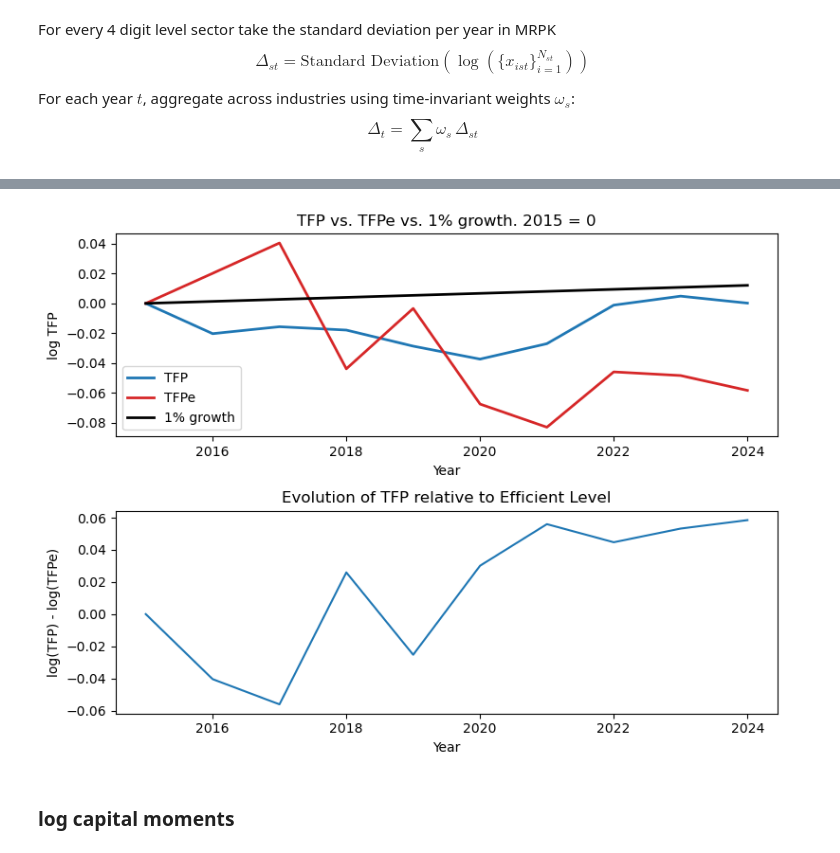
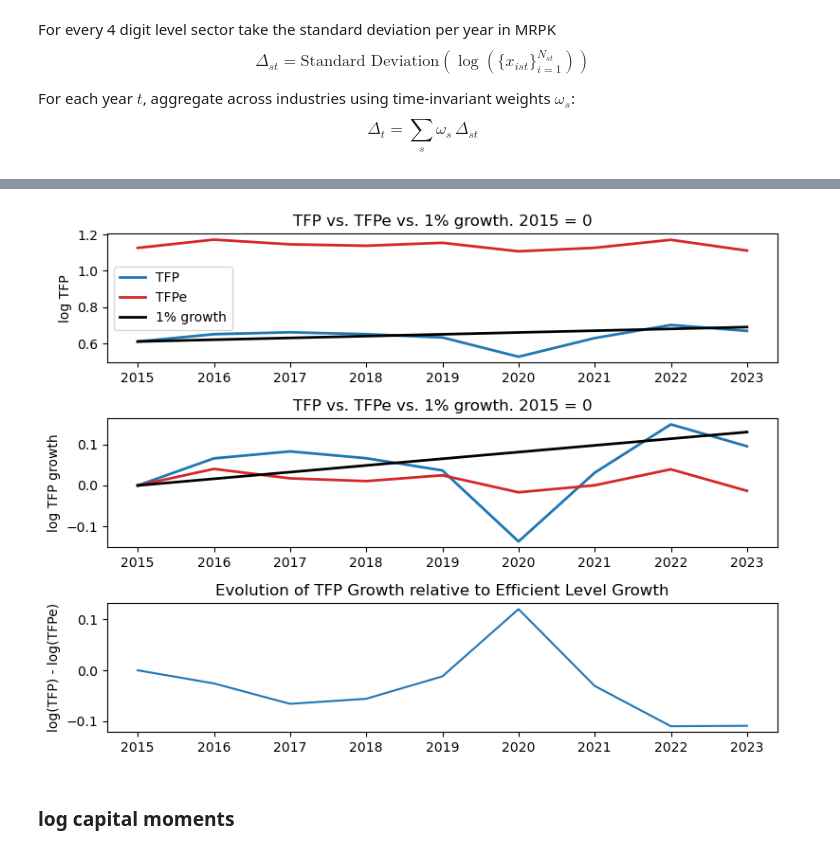
Before and after one commit to CurdinLieberherr/Master-Thesis, a Jupyter notebook: Dispersion Trend.ipynb, the cells around one changed output, grey strips where cells are left out. Saved outputs shown, nothing was run; the diff lists cells and outputs as text; code cells hidden in the pictures.

```diff
--- a/Dispersion Trend.ipynb
+++ b/Dispersion Trend.ipynb
@@ -97,11 +84,19 @@ $\omega_s$:
 $$
     \Delta_t = \sum_{s} \omega_s \, \Delta_{st}
 $$
+# %%
+#winsorize function to drop the stupid ones
+def winsorise(s, lower=0.1, upper=0.9):
+    lo, hi = s.quantile([lower, upper])
+    return s.clip(lo, hi)
 # %%
 #calcualte dispersion from log MRPK and MRPL
 df['log_MRPK'] = np.log(df['MRPK'])
 df['log_MRPL'] = np.log(df['MRPL'])
 df['log_TFPR'] = np.log(df['TFPR'])
+
+for var in ['log_MRPK', 'log_MRPL', 'log_TFPR']:
+    df[var] = df.groupby(['sector', 'year'])[var].transform(winsorise)
 
 #group by sector, year and take std
 disp = df.groupby(['sector', 'year']).agg(
@@ -231,29 +226,35 @@ tfp_t
 # %%
 #create plot
-fig, (ax1, ax2) = plt.subplots(nrows=2, ncols=1, figsize=(8,6))
+fig, (ax, ax1, ax2) = plt.subplots(nrows=3, ncols=1, figsize=(8,6))
 
-plotdf = tfp_t
+plotdf = tfp_df.copy()
 plotdf = plotdf / plotdf.iloc[0] - 1
 plotdf = plotdf.reset_index()
 
+ax.plot(tfp_df.index, tfp_df["log_tfp"], label="TFP", color="#1f77b4", linewidth=2)
+ax.plot(tfp_df.index, tfp_df["log_tfpe"], label="TFPe", color="#d62728", linewidth=2)
+ax.plot(tfp_df.index, tfp_df["log_tfpg"], label="1% growth", color="black", linewidth=2)
+ax.set_title(f"TFP vs. TFPe vs. 1% growth. {plotdf['year'][0]} = 0")
+ax.set_ylabel("log TFP")
+ax.legend()
 
-ax1.plot(plotdf["year"], plotdf["wlTFP"], label="TFP", color="#1f77b4", linewidth=2)
-ax1.plot(plotdf["year"], plotdf["wlTFPe"], label="TFPe", color="#d62728", linewidth=2)
-ax1.plot(plotdf["year"], plotdf["wlTFPg"], label="1% growth", color="black", linewidth=2)
+ax1.plot(plotdf["year"], plotdf["log_tfp"], label="TFP", color="#1f77b4", linewidth=2)
+ax1.plot(plotdf["year"], plotdf["log_tfpe"], label="TFPe", color="#d62728", linewidth=2)
+ax1.plot(plotdf["year"], plotdf["log_tfpg"], label="1% growth", color="black", linewidth=2)
 ax1.set_title(f"TFP vs. TFPe vs. 1% growth. {plotdf['year'][0]} = 0")
-ax1.set_xlabel("Year")
-ax1.set_ylabel("log TFP")
-ax1.legend()
+ax1.set_ylabel("log TFP growth")
+ax.legend()
 
-ax2.plot(plotdf['year'],  plotdf["wlTFP"] -  plotdf["wlTFPe"])
-ax2.set_title("Evolution of TFP relative to Efficient Level")
-ax2.set_xlabel('Year')
+ax2.plot(plotdf['year'],  plotdf["log_tfpe"] -  plotdf["log_tfp"])
+ax2.set_title("Evolution of TFP Growth relative to Efficient Level Growth")
 ax2.set_ylabel('log(TFP) - log(TFPe)')
+
+
 
 plt.tight_layout()
 plt.show()
 # %% [output]
-[figure, old version]
+[figure, new version]
 # %% [markdown]
 ### log capital moments
 # %%
```
Also changed, not shown: parts of 7 cells of this notebook, 1 other file.
